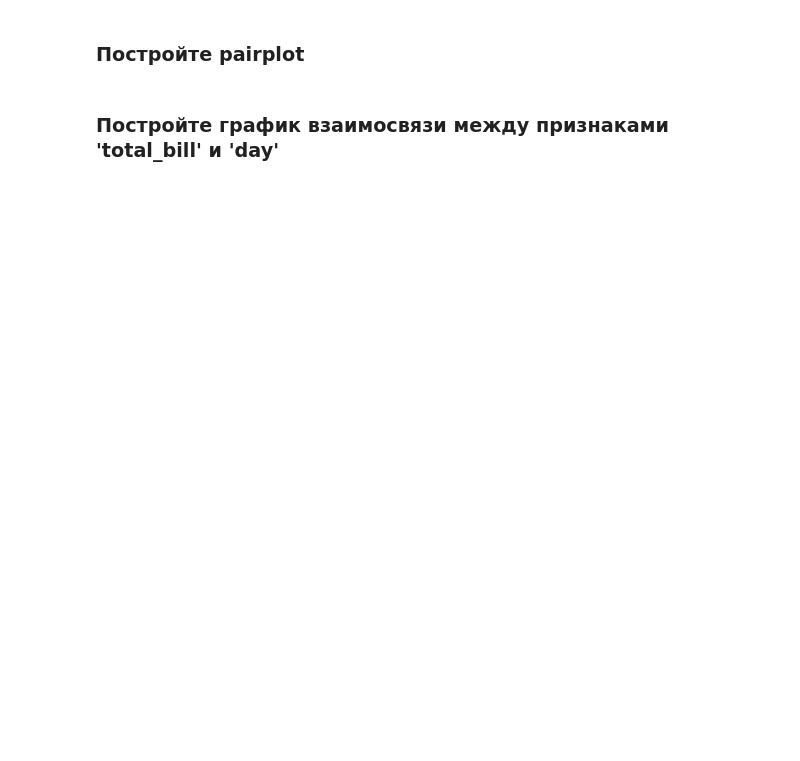
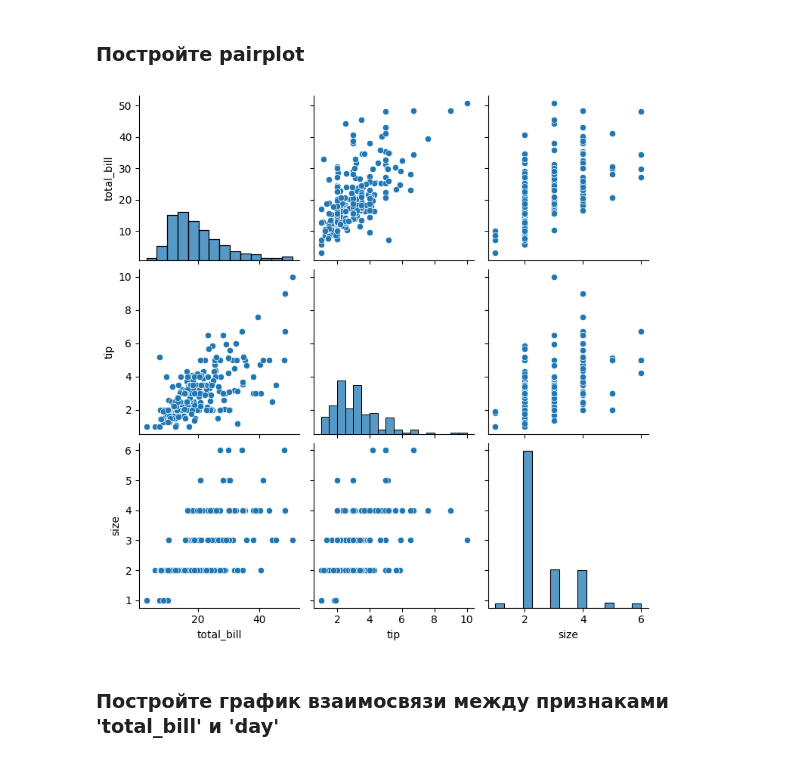
Before and after one commit to nmzaki/OTUS_ML_042024, a Jupyter notebook: homework-4/analyze_and_visualize.ipynb, the cells around one changed output. Cells and saved outputs as stored; diff of their text form; code cells hidden in the pictures; blank space fills up the shorter version.

```diff
--- a/homework-4/analyze_and_visualize.ipynb
+++ b/homework-4/analyze_and_visualize.ipynb
@@ -122,4 +212,8 @@ tips
 # %% [markdown]
 ### Постройте pairplot
+# %%
+sns.pairplot(tips);
+# %% [output]
+[figure, added]
 # %% [markdown]
 ### Постройте график взаимосвязи между признаками 'total_bill' и 'day'
```
Also changed, not shown: parts of 19 cells of this notebook.
